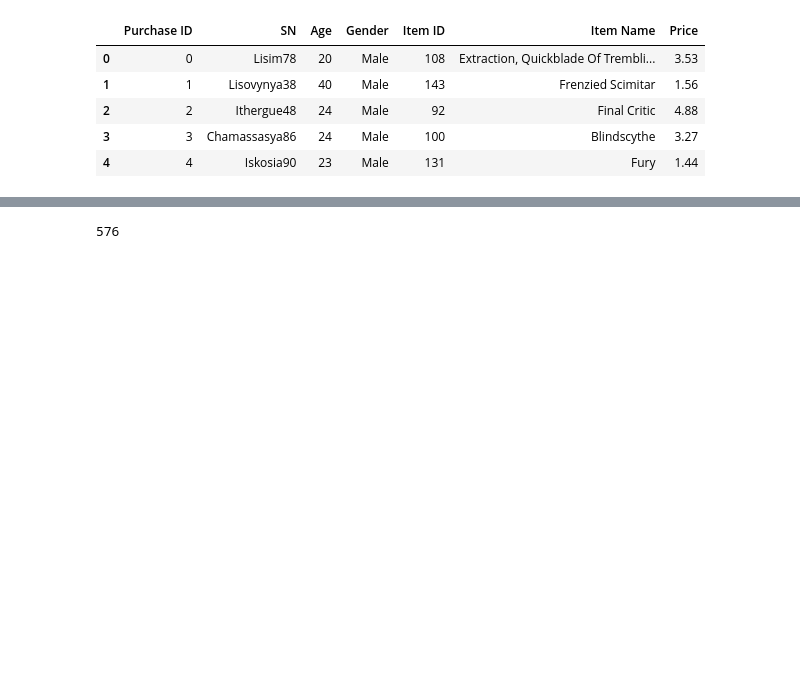
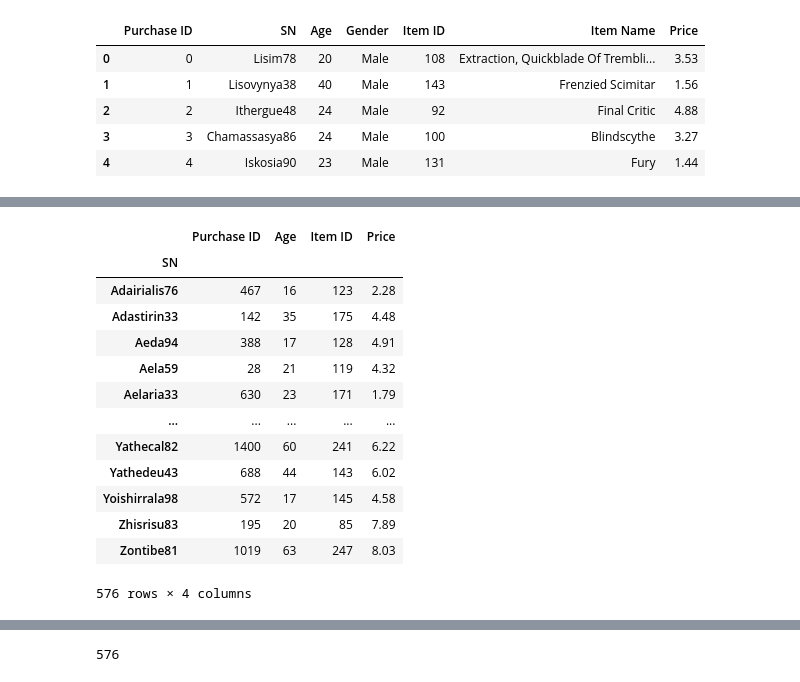
Before and after one commit to papadiscobravo/pandas-challenge, a Jupyter notebook: HerosOfPymoli/HeroesOfPymoli.ipynb, the cells around one changed output, grey strips where cells are left out. Cells and saved outputs as stored; diff of their text form; code cells hidden in the pictures; blank space fills up the shorter version.

```diff
--- a/HerosOfPymoli/HeroesOfPymoli.ipynb
+++ b/HerosOfPymoli/HeroesOfPymoli.ipynb
@@ -41,0 +39,21 @@ SNs_df
+# %%
+# This makes a dataframe from SNs_df that shows each SN's
+# total purchases, but which unfortunately leaves out gender
+# because it can't be summed:
+SNsTotalPurchases_df = pd.DataFrame(SNs_df.sum())
+SNsTotalPurchases_df
+# %% [output]
+|  | Purchase ID | Age | Item ID | Price |
+| SN |  |  |  |  |
+| Adairialis76 | 467 | 16 | 123 | 2.28 |
+| Adastirin33 | 142 | 35 | 175 | 4.48 |
+| Aeda94 | 388 | 17 | 128 | 4.91 |
+| Aela59 | 28 | 21 | 119 | 4.32 |
+| Aelaria33 | 630 | 23 | 171 | 1.79 |
+| ... | ... | ... | ... | ... |
+| Yathecal82 | 1400 | 60 | 241 | 6.22 |
+| Yathedeu43 | 688 | 44 | 143 | 6.02 |
+| Yoishirrala98 | 572 | 17 | 145 | 4.58 |
+| Zhisrisu83 | 195 | 20 | 85 | 7.89 |
+| Zontibe81 | 1019 | 63 | 247 | 8.03 |
+576 rows × 4 columns
```
Also changed, not shown: parts of 10 cells of this notebook, 1 other file.
